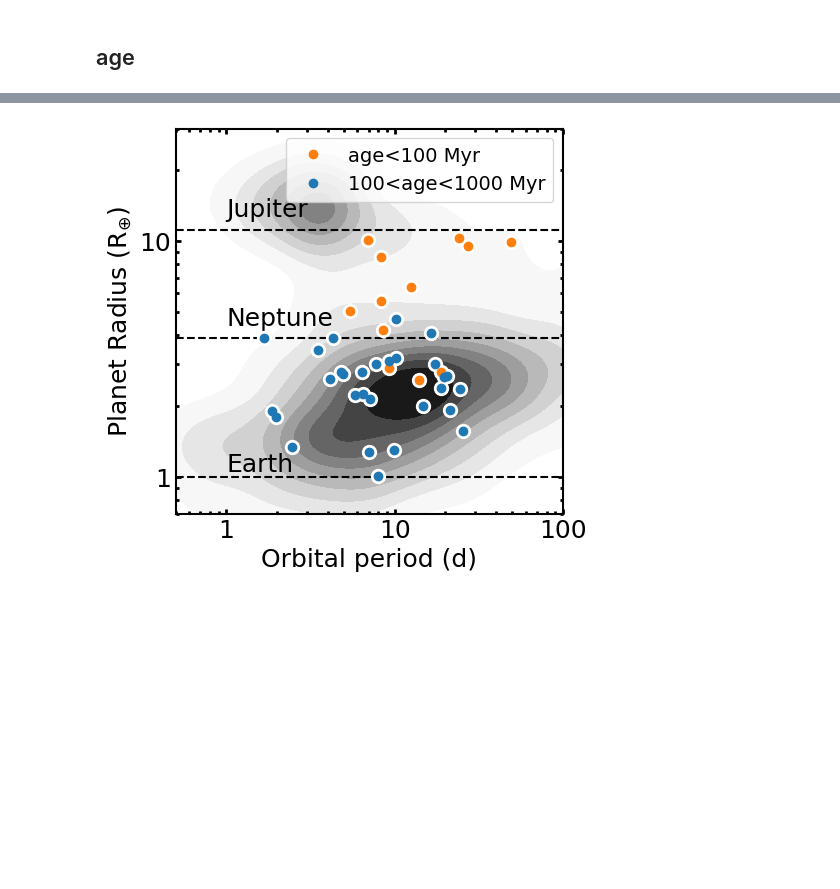
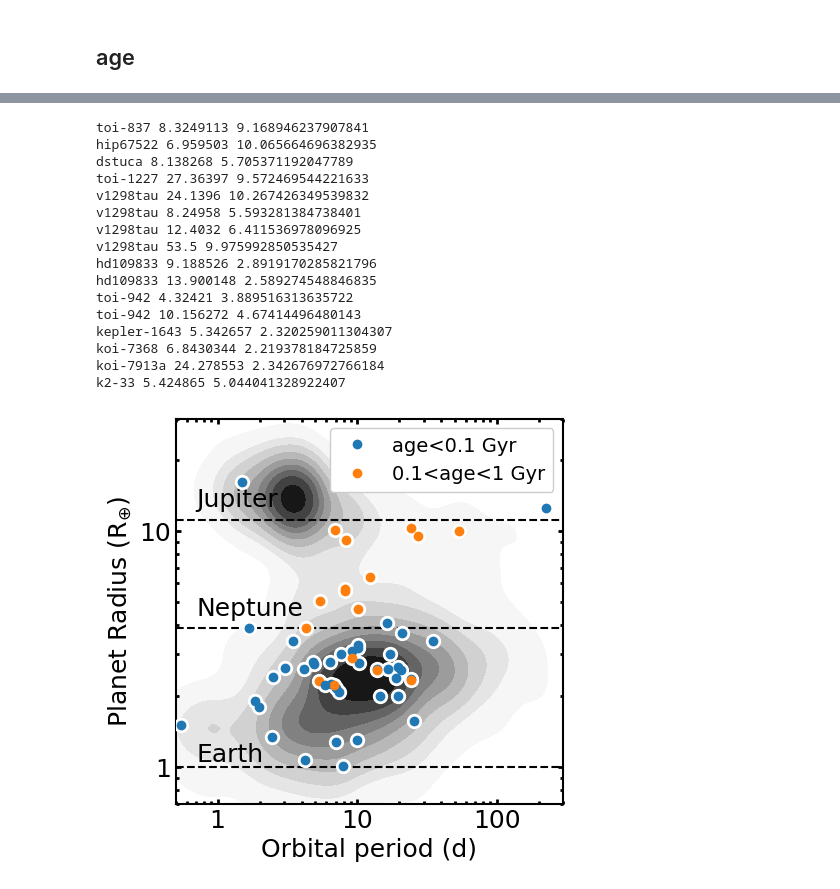
Before and after one commit to jpdeleon/wakai, a Jupyter notebook: notebooks/fig_context.ipynb, the cells around one changed output, grey strips where cells are left out. Drawn from its saved outputs; the diff is of its cells as text; code cells hidden in the pictures; blank space fills up the shorter version.

```diff
--- a/notebooks/fig_context.ipynb
+++ b/notebooks/fig_context.ipynb
@@ -50,0 +48,3 @@ planets = pd.read_excel(fp, sheet_name='validated_planets', skiprows=[1]).dropna
+# %%
+hostnames = hosts.Host.apply(lambda x: x.lower().replace(' ', ''))
+hostnames
@@ -50,0 +69,6 @@ planets = pd.read_excel(fp, sheet_name='validated_planets', skiprows=[1]).dropna
+# %%
+transit['hostname'] = transit.hostname.apply(lambda x: x.lower().replace(' ', ''))
+# %%
+idx = transit['hostname'].isin(hostnames)
+planets_nexsci = transit[idx]
+planets_nexsci.shape
@@ -51,4 +77,3 @@ planets = pd.read_excel(fp, sheet_name='validated_planets', skiprows=[1]).dropna
 # %%
-hosts['Age_lower'], hosts['Age_upper'] = hosts['Age'].apply(lambda x: str(x).split('-')).str
-hosts['Age_lower'] = hosts['Age_lower'].astype(float)
-hosts['Age_upper'] = hosts['Age_upper'].astype(float)
+hosts['Age_lower'] = hosts['Age'].apply(lambda x: str(x).split('-')[0]).values
+hosts['Age_upper'] = hosts['Age'].apply(lambda x: str(x).split('-')[1]).values
@@ -70,7 +107,7 @@ x = 'pl_orbper'
 y = 'pl_rade'
 idx = np.ones_like(df[x])
 
-porb_lims = (0.5,100)
+porb_lims = (0.5,300)
 rp_lims = (0.7,30)
 
 # figsize=None
@@ -89,56 +126,84 @@ _ = sb.kdeplot(data=df,
                zorder=-1
               )
 ###planets
-periods = planets['Planet period'].str.split('±|\+|-', expand=True)[0].astype(float)
-radii = planets['Planet radius'].str.split('±|\+|-', expand=True)[0].astype(float)
-names = planets.Host.tolist()
+#periods = planets['Planet period'].str.split(r'±|\+|-', expand=True)[0].astype(float)
+periods = planets_nexsci['pl_orbper']
+#radii = planets['Planet radius'].str.split(r'±|\+|-', expand=True)[0].astype(float)
+radii = planets_nexsci['pl_rade']
+#names = planets.Host.str.lower().replace(' ', '').tolist()
+names = planets_nexsci['hostname']
 
 for xx,yy,n in zip(periods, radii, names):
-    d = hosts[hosts.Host==n].squeeze()
+    idx = hostnames==n
+    d = hosts[idx].squeeze()
     if len(d)>0:
         age = float(d.Age.split('-')[1])
         if age<100:
+            print(n,xx,yy)
             color = 'C1'
-            lbl = 'age<100 Myr'
+            lbl = 'age<0.1 Gyr'
         else:
+            # print(n, xx, yy)
             color = 'C0'
-            lbl = '100<age<1000 Myr'
+            lbl = '0.1<age<1 Gyr'
         ax.plot(xx, yy, 'o', label=lbl, c=color, zorder=11)
     #     #white outline
         ax.plot(xx, yy, 'o', c='w', label='_nolegend_', ms=10, zorder=10)
+    # else:
+    #     print(xx,yy,n)
 
 ###axes
 ax.set_xlim(*porb_lims)
 ax.set_ylim(*rp_lims)
 ax.set_ylabel('Planet Radius ('+r'R$_{\oplus}$)')
 ax.set_xlabel('Orbital period (d)')
 ax.tick_params(direction='in', which='both', width=2, bottom=True, top=True, left=True, right=True)
 lw=1.5
 ax.spines['left'].set_linewidth(lw)
 ax.spines['right'].set_linewidth(lw)
 ax.spines['top'].set_linewidth(lw)
 ax.spines['bottom'].set_linewidth(lw)
 ax.xaxis.set_major_formatter(mticker.ScalarFormatter())
 ax.yaxis.set_major_formatter(mticker.ScalarFormatter())
 
 ### labels
-dx = 1
+dx = 0.7
 alpha = 1
 Rearth = 1
 ax.axhline(Rearth, 0, 1, c='k', ls='--', alpha=alpha, zorder=0)
 ax.text(dx, Rearth+0.05, 'Earth', alpha=alpha)
 Rnep = 3.88
 ax.axhline(Rnep, 0, 1, c='k', ls='--', alpha=alpha, zorder=0)
 ax.text(dx, Rnep+0.5, 'Neptune', alpha=alpha)
 Rjup = 11.2
 ax.axhline(Rjup, 0, 1, c='k', ls='--', alpha=alpha, zorder=0)
 ax.text(dx, Rjup+1.5, 'Jupiter', alpha=alpha)
 ### legend
 handles, labels = pl.gca().get_legend_handles_labels()
 by_label = OrderedDict(zip(labels, handles))
-pl.legend(by_label.values(), by_label.keys(), fontsize=14)
-
+pl.legend(by_label.values(),
+          list(by_label.keys())[::-1],
+          fontsize=14,
+          framealpha=1,
+          bbox_to_anchor=(1.0, 1.0)
+         )
 ax.xaxis.set_major_formatter(FormatStrFormatter('%.0f'))
 ax.yaxis.set_major_formatter(FormatStrFormatter('%.0f'))
 # %% [output]
+toi-837 8.3249113 9.168946237907841
+hip67522 6.959503 10.065664696382935
+dstuca 8.138268 5.705371192047789
+toi-1227 27.36397 9.572469544221633
+v1298tau 24.1396 10.267426349539832
+v1298tau 8.24958 5.593281384738401
+v1298tau 12.4032 6.411536978096925
+v1298tau 53.5 9.975992850535427
+hd109833 9.188526 2.8919170285821796
+hd109833 13.900148 2.589274548846835
+toi-942 4.32421 3.889516313635722
+toi-942 10.156272 4.67414496480143
+kepler-1643 5.342657 2.320259011304307
+koi-7368 6.8430344 2.219378184725859
+koi-7913a 24.278553 2.342676972766184
+k2-33 5.424865 5.044041328922407
-[figure, old version]
+[figure, new version]
```
Also changed, not shown: parts of 14 cells of this notebook, 33 other files.
